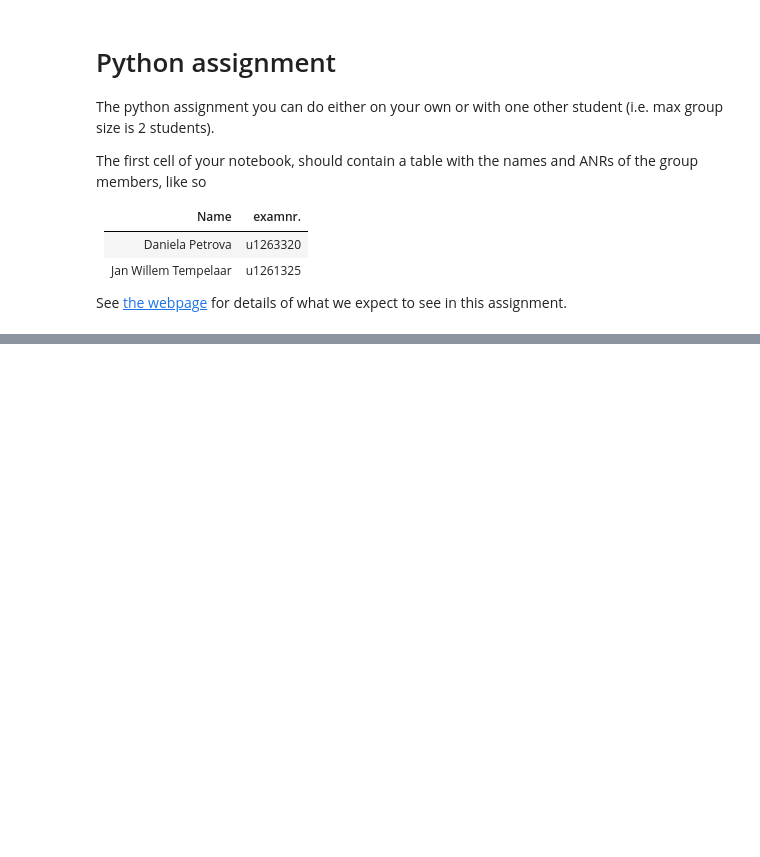
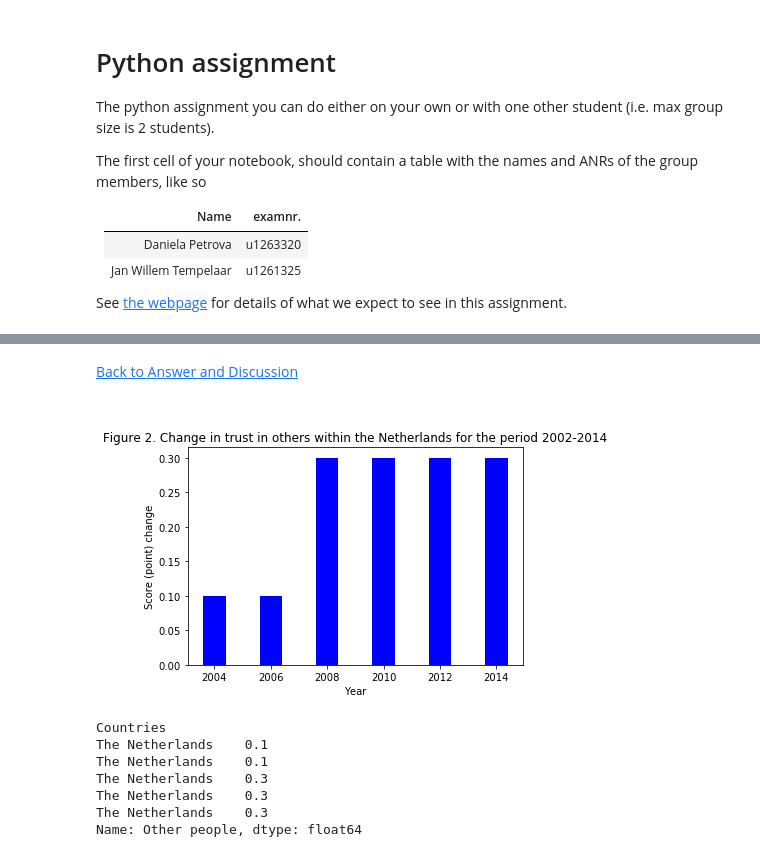
Before and after one commit to DaniPetrova/assignments, a Jupyter notebook: Final_Assignment_AEA1.ipynb, the cells around one changed output, grey strips where cells are left out. Drawn from its saved outputs; the diff is of its cells as text; code cells hidden in the pictures; blank space fills up the shorter version.

```diff
--- a/Final_Assignment_AEA1.ipynb
+++ b/Final_Assignment_AEA1.ipynb
@@ -55,0 +231,24 @@ fin crisis and other explanations of change in trust
+# %% [markdown]
+[Back to Answer and Discussion](#Answer)
+# %% [markdown]
+<a id='Figure 2.'></a>
+# %%
+# Change in trust in others within the Netherlands for the period 2002-2014
+df_diffNL = (df_trust['Other people'].loc[(df_trust.index=='The Netherlands') & (df_trust.Periods != '2002-01-01')] - df_trust['Other people'].loc[(df_trust.index=='The Netherlands') & (df_trust.Periods == '2002-01-01')])
+plt.clf()
+plt.bar([2004,2006,2008,2010,2012,2014],df_diffNL, color ='b')
+plt.xlabel('Year')
+plt.ylabel('Score (point) change')
+plt.title('Figure 2. Change in trust in others within the Netherlands for the period 2002-2014')
+plt.show()
+
+df_diffNL.head()
+# %% [output]
+[figure, added]
+Countries
+The Netherlands    0.1
+The Netherlands    0.1
+The Netherlands    0.3
+The Netherlands    0.3
+The Netherlands    0.3
+Name: Other people, dtype: float64
```
Also changed, not shown: parts of 47 cells of this notebook.
